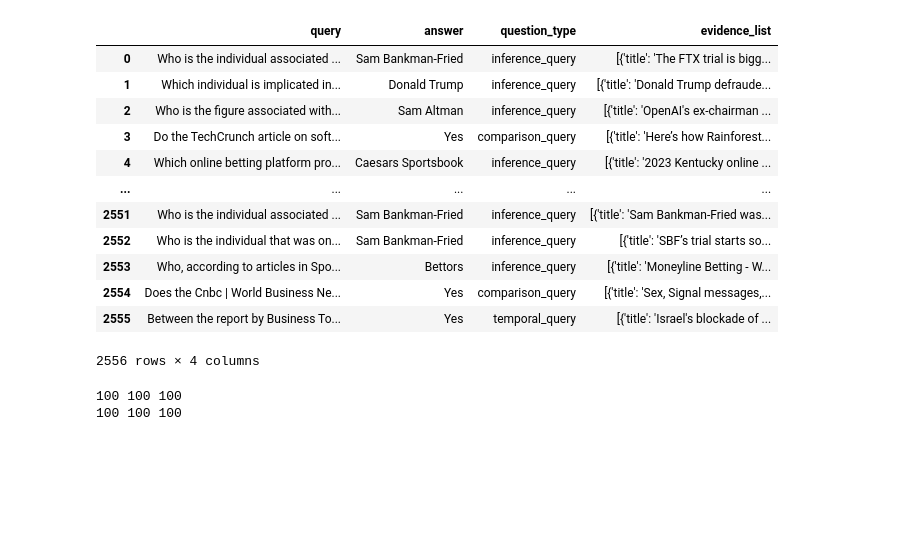
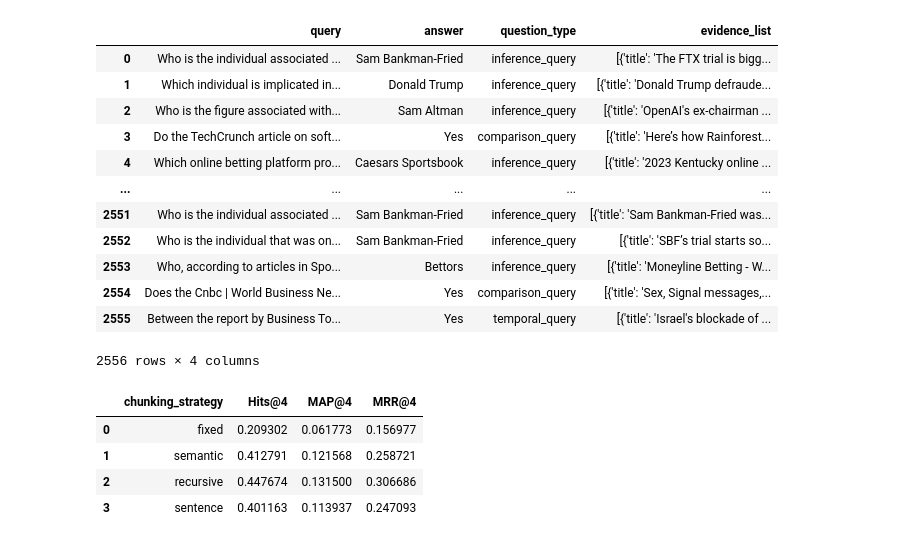
Before and after one commit to Mindalmilk/rag_chunking, a Jupyter notebook: evaluate_results.ipynb, the cells around one changed output. Cells and saved outputs as stored; diff of their text form; code cells hidden in the pictures; blank space fills up the shorter version.

```diff
--- a/evaluate_results.ipynb
+++ b/evaluate_results.ipynb
@@ -24,22 +24,22 @@ query_data
 fixed_results = pd.DataFrame()
 recursive_results = pd.DataFrame()
 semantic_results = pd.DataFrame()
+sentence_results = pd.DataFrame()
 
-for i in range(len(os.listdir('results')) // 3 - 1):
-    temp_fixed = pd.read_csv(f'results\\fixed_results_qa_part_{i+1}.csv')
-    temp_recursive = pd.read_csv(f'results\\recursive_results_qa_part_{i+1}.csv')
-    temp_semantic = pd.read_csv(f'results\\semantic_results_qa_part_{i+1}.csv')
+temp_fixed = pd.read_csv(f'results\\fixed_results_qa_part_{1}.csv')
+temp_recursive = pd.read_csv(f'results\\recursive_results_qa_part_{1}.csv')
+temp_semantic = pd.read_csv(f'results\\semantic_results_qa_part_{1}.csv')
+temp_sentence = pd.read_csv(f'results\\sentence_results_qa_part_{1}.csv')
 
-    fixed_results = pd.concat([fixed_results, temp_fixed], ignore_index=True)
-    recursive_results = pd.concat([recursive_results, temp_recursive], ignore_index=True)
-    semantic_results = pd.concat([semantic_results, temp_semantic], ignore_index=True)
+fixed_results = pd.concat([fixed_results, temp_fixed], ignore_index=True)
+recursive_results = pd.concat([recursive_results, temp_recursive], ignore_index=True)
+semantic_results = pd.concat([semantic_results, temp_semantic], ignore_index=True)
+sentence_results = pd.concat([sentence_results, temp_sentence], ignore_index=True)
 
 fixed_results.to_csv('results/fixed_results_qa.csv', index=False)
 semantic_results.to_csv('results/semantic_results_qa.csv', index=False)
 recursive_results.to_csv('results/recursive_results_qa.csv', index=False)
+sentence_results.to_csv('results/sentence_results_qa.csv', index=False)
-# %% [output]
-100 100 100
-100 100 100
 # %%
 def has_intersection(a, b):
     a_words = set(a.split())
@@ -126,7 +127,7 @@ gold_contexts = query_data['evidence_list'].apply(lambda x: [i['fact'] for i in
 fixed_contexts = fixed_results['retrieved_chunks'].apply(ast.literal_eval).tolist()
 semantic_contexts = semantic_results['retrieved_chunks'].apply(ast.literal_eval).tolist()
 recursive_contexts = recursive_results['retrieved_chunks'].apply(ast.literal_eval).tolist()
-
+sentence_contexts = sentence_results['retrieved_chunks'].apply(ast.literal_eval).tolist()
 df = query_data[:200]
 null_index = df[df['question_type'] == 'null_query'].index
 
@@ -134,9 +135,10 @@ gold_contexts = [gold_contexts[i] for i in range(200) if i not in null_index]
 fixed_contexts = [fixed_contexts[i] for i in range(200) if i not in null_index]
 semantic_contexts = [semantic_contexts[i] for i in range(200) if i not in null_index]
 recursive_contexts = [recursive_contexts[i] for i in range(200) if i not in null_index]
+sentence_contexts = [sentence_contexts[i] for i in range(200) if i not in null_index]
 
 retrieval_results = []
-for name, lst in {'fixed': fixed_contexts, 'semantic': semantic_contexts, 'recursive': recursive_contexts}.items():
+for name, lst in {'fixed': fixed_contexts, 'semantic': semantic_contexts, 'recursive': recursive_contexts, 'sentence': sentence_contexts}.items():
     metrics = calculate_retrieval_metrics(lst, gold_contexts)
     retrieval_results.append({
         'chunking_strategy': name,
@@ -145,3 +147,11 @@ for name, lst in {'fixed': fixed_contexts, 'semantic': semantic_contexts, 'recur
 
 retrieval_results = pd.DataFrame(retrieval_results)
 retrieval_results.to_csv('results/retrieval_evaluation_metrics.csv', index=False)
+# %%
+retrieval_results
+# %% [output]
+|  | chunking_strategy | Hits@4 | MAP@4 | MRR@4 |
+| 0 | fixed | 0.209302 | 0.061773 | 0.156977 |
+| 1 | semantic | 0.412791 | 0.121568 | 0.258721 |
+| 2 | recursive | 0.447674 | 0.131500 | 0.306686 |
+| 3 | sentence | 0.401163 | 0.113937 | 0.247093 |
```
Also changed, not shown: parts of 2 cells of this notebook, 18 other files.
